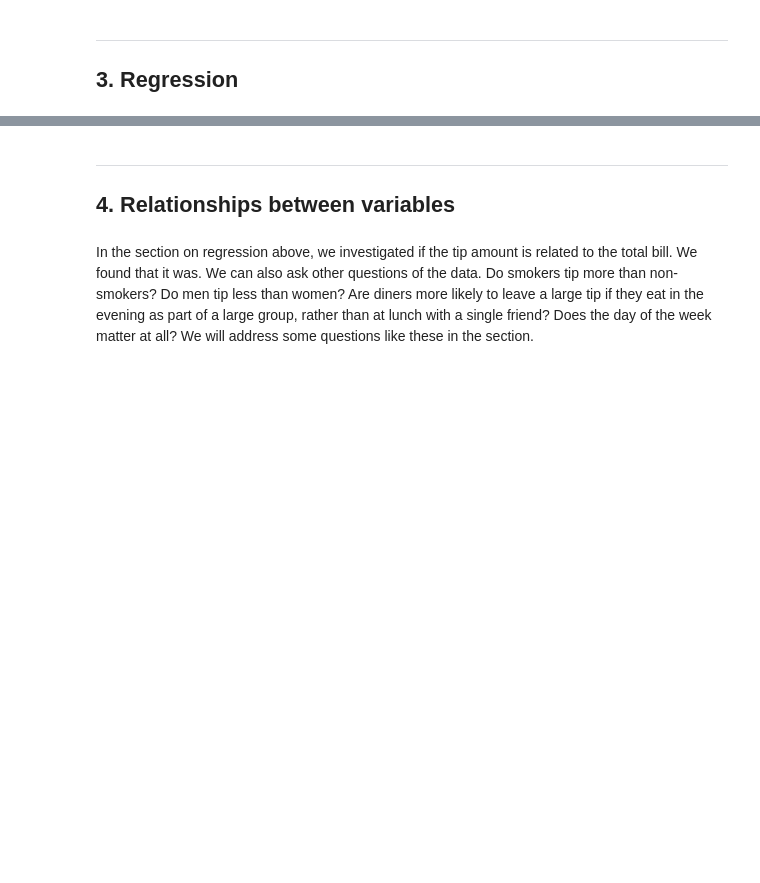
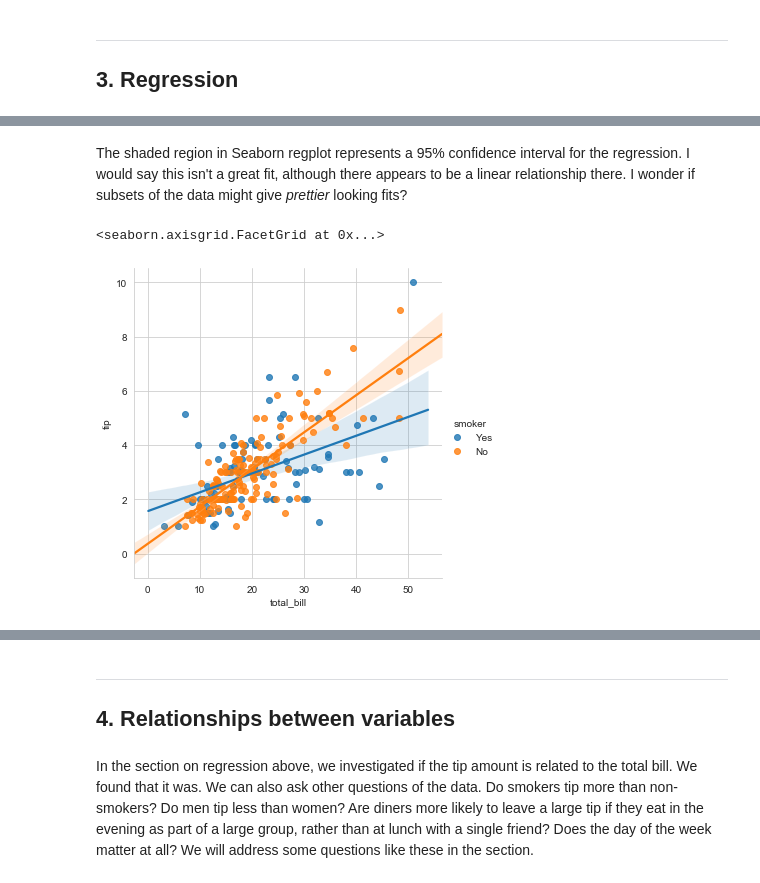
Before and after one commit to elizabethdaly/data-analysis-project, a Jupyter notebook: tips-data-analysis.ipynb, the cells around one changed output, grey strips where cells are left out. Saved outputs shown, nothing was run; the diff lists cells and outputs as text; code cells hidden in the pictures; blank space fills up the shorter version.

```diff
--- a/tips-data-analysis.ipynb
+++ b/tips-data-analysis.ipynb
@@ -178,0 +192,7 @@ sns.regplot(x="total_bill", y="tip", data=df)
+# %% [markdown]
+The shaded region in Seaborn regplot represents a 95% confidence interval for the regression. I would say this isn't a great fit, although there appears to be a linear relationship there. I wonder if subsets of the data might give *prettier* looking fits?
+# %%
+sns.lmplot(x="total_bill", y="tip", hue="smoker", data=tips)
+# %% [output]
+<seaborn.axisgrid.FacetGrid at 0x...>
+[figure, added]
```
Also changed, not shown: parts of 28 cells of this notebook.
